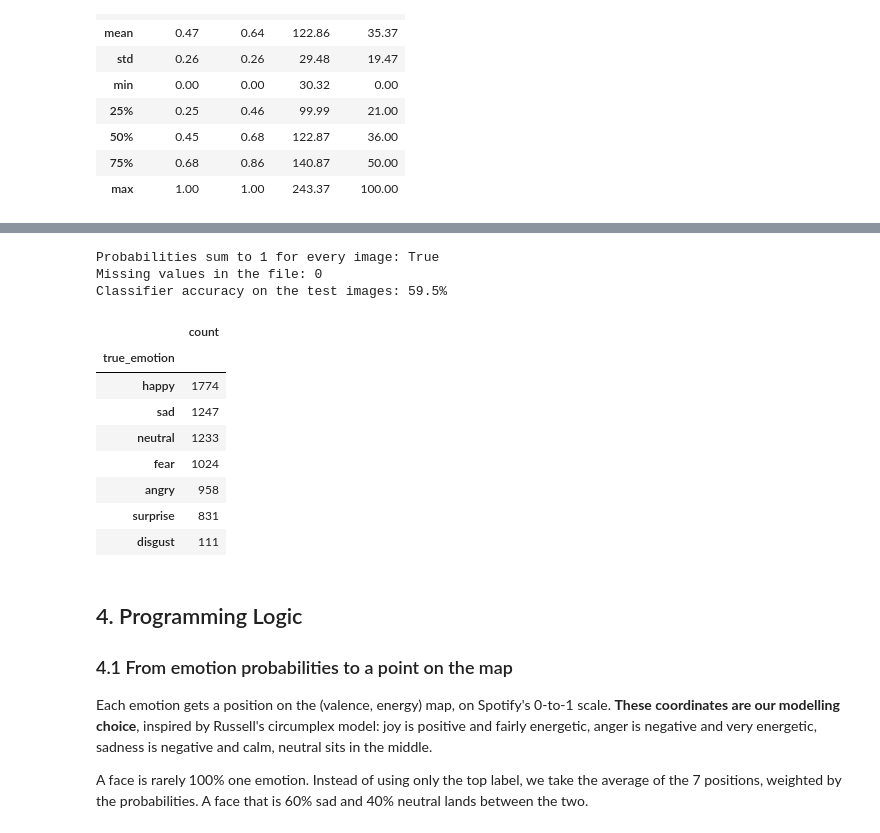
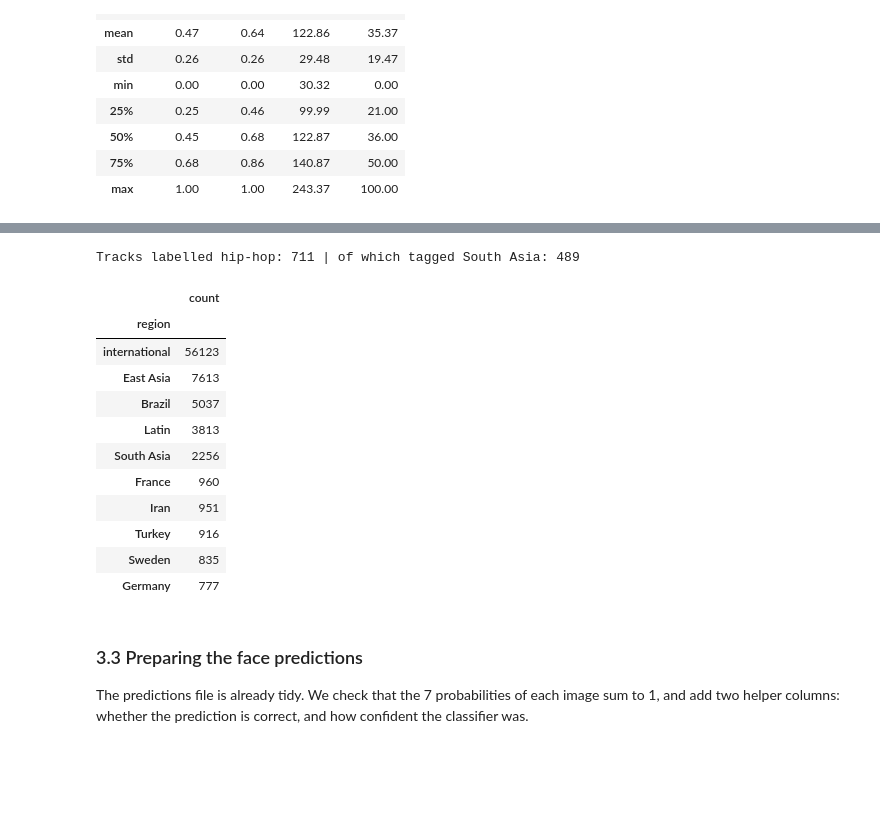
Before and after one commit to ssoossaa/mood-song-recommender, a Jupyter notebook: mood_recommender.ipynb, the cells around one changed output, grey strips where cells are left out. Cells and saved outputs as stored; diff of their text form; code cells hidden in the pictures; blank space fills up the shorter version.

```diff
--- a/mood_recommender.ipynb
+++ b/mood_recommender.ipynb
@@ -151,35 +158,61 @@ The predictions file is already tidy. We check that the 7 probabilities of each
 # %%
-EMOTIONS = ["angry", "disgust", "fear", "happy", "neutral", "sad", "surprise"]
-PROBA_COLUMNS = ["p_" + emotion for emotion in EMOTIONS]
+REGIONAL_GENRES = {
+    "indian": "South Asia", "pop-film": "South Asia",
+    "k-pop": "East Asia", "j-pop": "East Asia", "j-rock": "East Asia", "j-dance": "East Asia", "j-idol": "East Asia",
+    "anime": "East Asia", "cantopop": "East Asia", "mandopop": "East Asia", "malay": "East Asia",
+    "brazil": "Brazil", "mpb": "Brazil", "pagode": "Brazil", "samba": "Brazil", "sertanejo": "Brazil", "forro": "Brazil",
+    "latin": "Latin", "latino": "Latin", "reggaeton": "Latin", "salsa": "Latin", "spanish": "Latin", "tango": "Latin",
+    "french": "France", "german": "Germany", "swedish": "Sweden", "turkish": "Turkey", "iranian": "Iran",
+}
 
-sums = faces[PROBA_COLUMNS].sum(axis=1)
-print("Probabilities sum to 1 for every image:", bool(((sums - 1).abs() < 0.01).all()))
-print("Missing values in the file:", int(faces.isna().sum().sum()))
+# Hand-made list: artists of the dataset's "hip-hop" genre that we know as international acts
+INTERNATIONAL_HIPHOP_ARTISTS = [
+    "Jack Harlow", "Burna Boy", "Lizzo", "Kodak Black", "Wiz Khalifa", "Ty Dolla $ign", "Gunna", "Eminem",
+    "XXXTENTACION", "Mac Miller", "Lil Nas X", "Machine Gun Kelly", "Lil Baby", "Big Sean", "Moneybagg Yo", "Drake",
+    "Snoop Dogg", "Travis Scott", "DaBaby", "Kendrick Lamar", "The Kid LAROI", "Future", "Gorillaz", "J. Cole",
+    "Quavo", "Kid Cudi", "Armani White", "Ali Gatie", "50 Cent", "A$AP Rocky", "Coolio", "Dr. Dre",
+    "French Montana", "G-Eazy", "Ghostemane", "Sean Kingston", "Playboi Carti", "NF", "Nicki Minaj", "Offset",
+    "Oliver Tree", "Masked Wolf", "Metro Boomin", "Tech N9ne", "Young Thug", "Yung Gravy", "Bizarrap", "PSY",
+    "Daddy Yankee", "Don Omar", "Wisin & Yandel", "Justin Quiles", "De La Ghetto",
+]
 
-faces["correct"] = faces["true_emotion"] == faces["predicted_emotion"]
-faces["confidence"] = faces[PROBA_COLUMNS].max(axis=1)
 
-print(f"Classifier accuracy on the test images: {faces['correct'].mean():.1%}")
-faces["true_emotion"].value_counts()
+def find_region(genres_text, artists_text):
+    """Return the regional catalogue of a track, or 'international'."""
+    genres = genres_text.split(";")
+    for genre in genres:
+        if genre in REGIONAL_GENRES:
+            return REGIONAL_GENRES[genre]
+    main_artist = artists_text.split(";")[0]
+    if "hip-hop" in genres and main_artist not in INTERNATIONAL_HIPHOP_ARTISTS:
+        return "South Asia"
+    return "international"
+
+
+regions = []
+for genres_text, artists_text in zip(tracks["genres"], tracks["artists"]):
+    regions.append(find_region(genres_text, artists_text))
+tracks["region"] = regions
+
+print("Tracks labelled hip-hop:", int(tracks["genres"].apply(has_genre, wanted=["hip-hop"]).sum()),
+      "| of which tagged South Asia:", int((tracks["genres"].apply(has_genre, wanted=["hip-hop"]) & (tracks["region"] == "South Asia")).sum()))
+tracks["region"].value_counts()
 # %% [output]
-Probabilities sum to 1 for every image: True
-Missing values in the file: 0
-Classifier accuracy on the test images: 59.5%
+Tracks labelled hip-hop: 711 | of which tagged South Asia: 489
 |  | count |
-| true_emotion |  |
-| happy | 1774 |
-| sad | 1247 |
-| neutral | 1233 |
-| fear | 1024 |
-| angry | 958 |
-| surprise | 831 |
-| disgust | 111 |
+| region |  |
+| international | 56123 |
+| East Asia | 7613 |
+| Brazil | 5037 |
+| Latin | 3813 |
+| South Asia | 2256 |
+| France | 960 |
+| Iran | 951 |
+| Turkey | 916 |
+| Sweden | 835 |
+| Germany | 777 |
 # %% [markdown]
-## 4. Programming Logic
+### 3.3 Preparing the face predictions
 
-### 4.1 From emotion probabilities to a point on the map
-
-Each emotion gets a position on the (valence, energy) map, on Spotify's 0-to-1 scale. **These coordinates are our modelling choice**, inspired by Russell's circumplex model: joy is positive and fairly energetic, anger is negative and very energetic, sadness is negative and calm, neutral sits in the middle.
-
-A face is rarely 100% one emotion. Instead of using only the top label, we take the average of the 7 positions, weighted by the probabilities. A face that is 60% sad and 40% neutral lands between the two.
+The predictions file is already tidy. We check that the 7 probabilities of each image sum to 1, and add two helper columns: whether the prediction is correct, and how confident the classifier was.
 # %%
```
Also changed, not shown: parts of 42 cells of this notebook, 2 other files.
